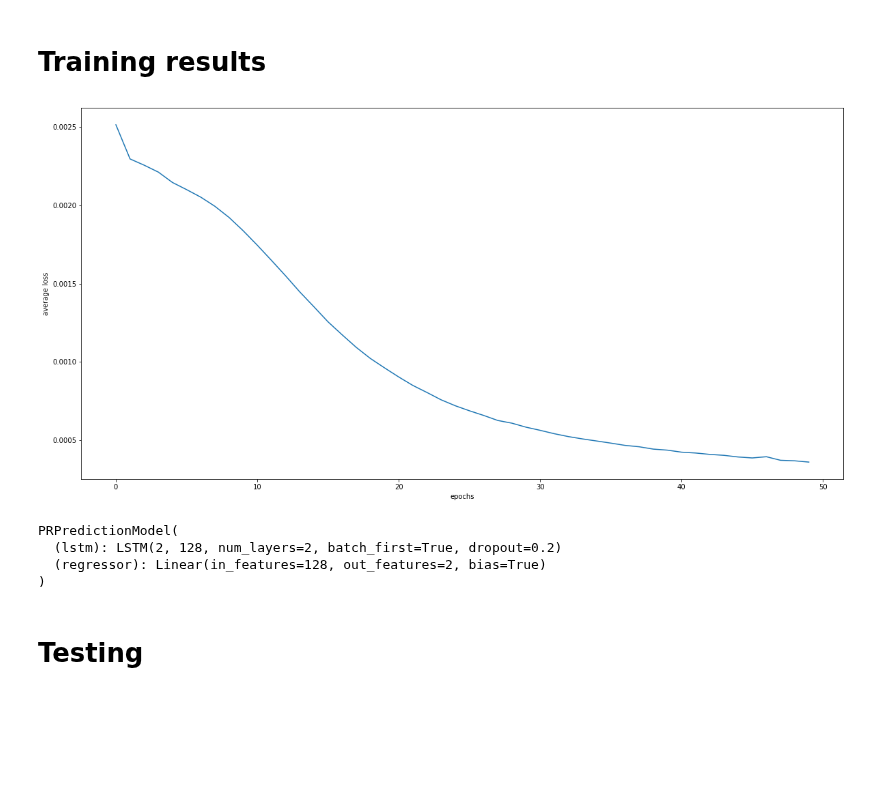
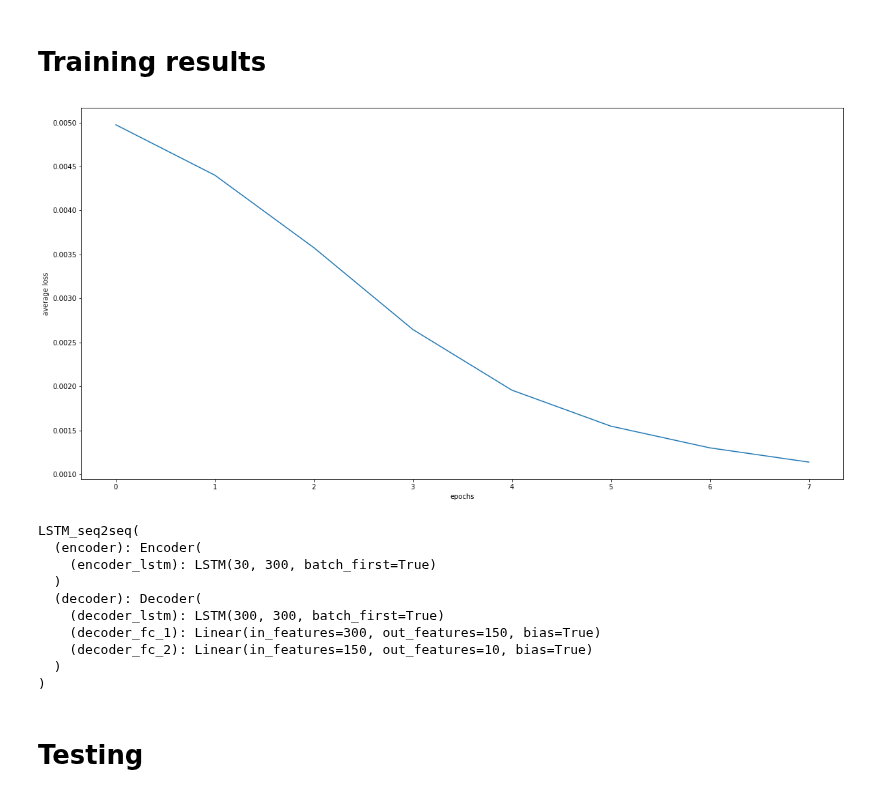
Before and after one commit to lancedw/3D-state-prediction-for-surface-vessels-using-IMU-data-and-images, a Jupyter notebook: code/notebooks/pr_sequence_predictor.ipynb, the cells around one changed output. Cells and saved outputs as stored; diff of their text form; code cells hidden in the pictures; blank space fills up the shorter version.

Commit message:
finally solved sequence pr problem, i should go to bed now

```diff
--- a/code/notebooks/pr_sequence_predictor.ipynb
+++ b/code/notebooks/pr_sequence_predictor.ipynb
@@ -478,0 +440,3 @@ torch.Size([64, 1, 2])
+# %%
+outputs, hidden = decoder.forward(encoder_outputs, encoder_hidden)
+outputs.shape
@@ -505,37 +470,17 @@ class LSTM_seq2seq(nn.Module):
         self.encoder = Encoder(input_size = input_size, hidden_size = hidden_size)
         self.decoder = Decoder(output_size = output_size, hidden_size = hidden_size)
 
-    def forward(self, input_tensor, target_len):
+    def forward(self, input_tensor):
 
         '''
         forward pass on lstm encoder-decoder
 
         : param input_tensor:              input data with shape (batch size, seq_len, number features); PyTorch tensor
-        : param target_tensor:             target data with shape (batch size, seq_len, number features); PyTorch tensor
-        : param target_len:                number of values to predict
         '''
 
+        encoder_outputs, encoder_hidden  = self.encoder.forward(input_tensor)
 
+        decoder_outputs, decoder_hidden = self.decoder.forward(encoder_outputs, encoder_hidden)
 
-        # initialize hidden states with batch size, returns (hidden, cell) tuple
-        batch_size = input_tensor.shape[0]
-        encoder_hidden = self.encoder.init_hidden(batch_size)
-        decoder_hidden = self.encoder.init_hidden(batch_size)
-
-        # encoder outputs: hidden used as input for decoder
-        encoder_output, encoder_hidden = self.encoder(input_tensor, encoder_hidden)
-        decoder_input = encoder_hidden[0] # get only the hidden state from (hidden, cell) tuple
-
-        # change decoder_input to batch first representation: (1, batch size, hidden size) -> (batch size, 1, hidden size)
-        decoder_input = decoder_input.squeeze(0).unsqueeze(1)
-
-        # outputs tensor
-        outputs = torch.zeros(batch_size, target_len, input_tensor.shape[2])
-
-        for t in range(target_len):
-            decoder_output, decoder_hidden = self.decoder(decoder_input, decoder_hidden)
-            outputs[t] = decoder_output
-            decoder_input = decoder_output
-
-        return outputs
+        return decoder_outputs
 # %%
@@ -653,5 +567,5 @@ TypeError: cat() received an invalid combination of arguments - got (Tensor, int
 # %%
-model = PRPredictionModel(2,2)
+model = LSTM_seq2seq(input_size=FRAMES_IN, output_size=FRAMES_OUT)
 
 if CUDA:
     model.cuda()
@@ -661,7 +575,7 @@ optimizer = optim.Adam(model.parameters(), lr=0.001)
 losses_epoch = []
 losses_all_batches = []
 
-n_epochs = 50
+n_epochs = NUM_EPOCHS
 
 for epoch in tqdm(range(n_epochs)):
 
@@ -677,7 +591,7 @@ for epoch in tqdm(range(n_epochs)):
             y_train = batch["labels"].cuda()
 
         # Predict on forward pass
-        y_pred = model.forward(x_train)
+        y_pred, encoder_hidden = model.forward(x_train)
         if CUDA:
             y_pred = y_pred.cuda()
         # Calculate loss/error
@@ -691,12 +605,13 @@ for epoch in tqdm(range(n_epochs)):
 
     losses_all_batches.append((epoch,losses_batch))
 
-    # loss per epoch is average over all batches
+    # loss per epoch is average over all its batches
     sum = 0
     for l in losses_batch:
         sum += l
 
     mean = sum/len(losses_batch)
     losses_epoch.append(mean)
-    print(f"EPOCH {epoch} training loss: {mean}")
+    if(epoch%5 == 0):
+        print(f"EPOCH {epoch} training loss: {mean}")
 # %% [output]
@@ -704,10 +620,11 @@ RuntimeError: The size of tensor a (30) must match the size of tensor b (64) at
 # %% [markdown]
 # Training results
 # %%
+losses_epoch = torch.tensor(losses_epoch, device = 'cpu')
 plt.figure(figsize=(20, 10))
 plt.plot(range(n_epochs), losses_epoch)
 plt.xlabel("epochs")
 plt.ylabel("average loss")
 plt.show()
 # %% [output]
-[figure, old version]
+[figure, new version]
@@ -716,13 +634,19 @@ torch.save(model.state_dict(), 'model_states/PR_LSTM_sequence')
 # %%
-loaded_model = PRPredictionModel(in_features=2, out_features=2)
-loaded_model.load_state_dict(torch.load('model_states/PR_LSTM_sequence'))
+loaded_model = LSTM_seq2seq(input_size=FRAMES_IN, output_size=FRAMES_OUT)
+loaded_model.load_state_dict(torch.load(filename))
 if CUDA:
     loaded_model = loaded_model.cuda()
 loaded_model.eval()
 # %% [output]
-PRPredictionModel(
-  (lstm): LSTM(2, 128, num_layers=2, batch_first=True, dropout=0.2)
-  (regressor): Linear(in_features=128, out_features=2, bias=True)
+LSTM_seq2seq(
+  (encoder): Encoder(
+    (encoder_lstm): LSTM(30, 300, batch_first=True)
+  )
+  (decoder): Decoder(
+    (decoder_lstm): LSTM(300, 300, batch_first=True)
+    (decoder_fc_1): Linear(in_features=300, out_features=150, bias=True)
+    (decoder_fc_2): Linear(in_features=150, out_features=10, bias=True)
+  )
 )
 # %% [markdown]
 # Testing
```
Also changed, not shown: parts of 45 cells of this notebook, 5 other files.
